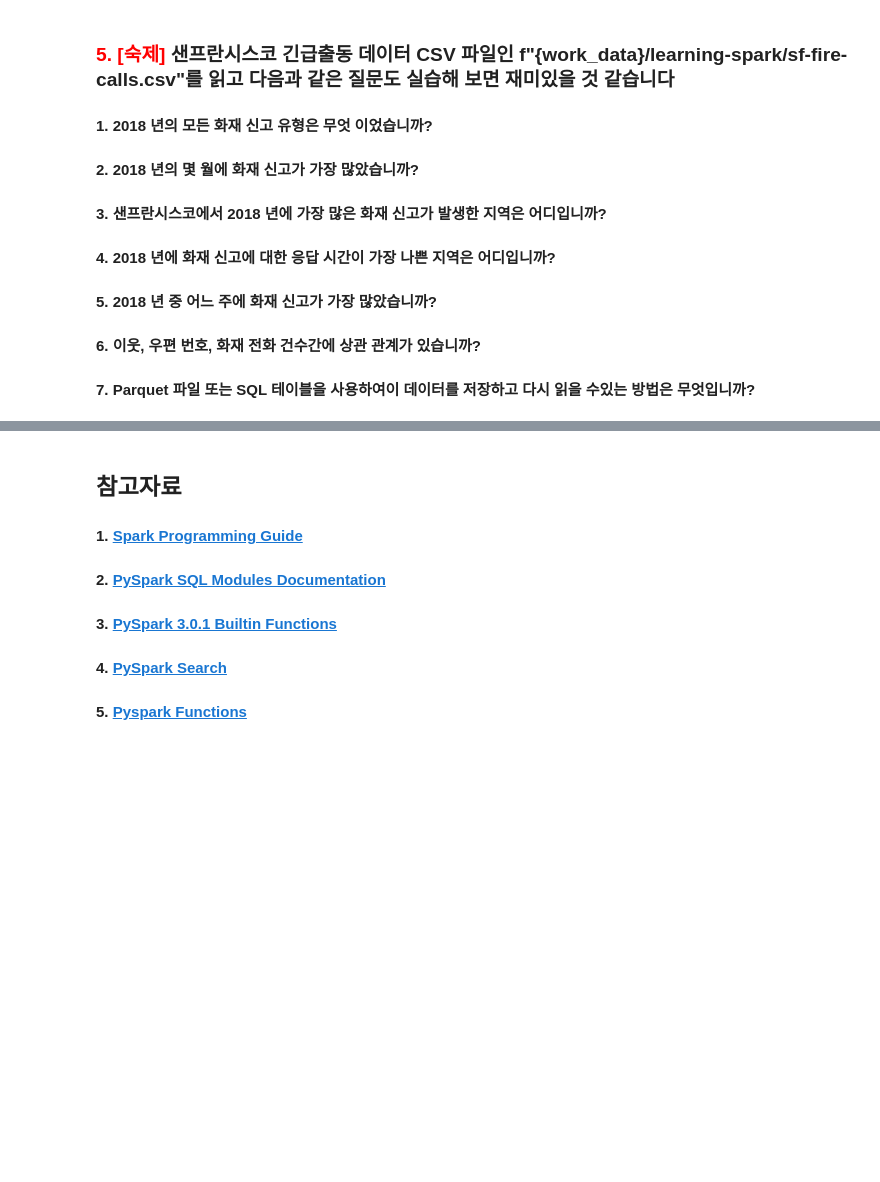
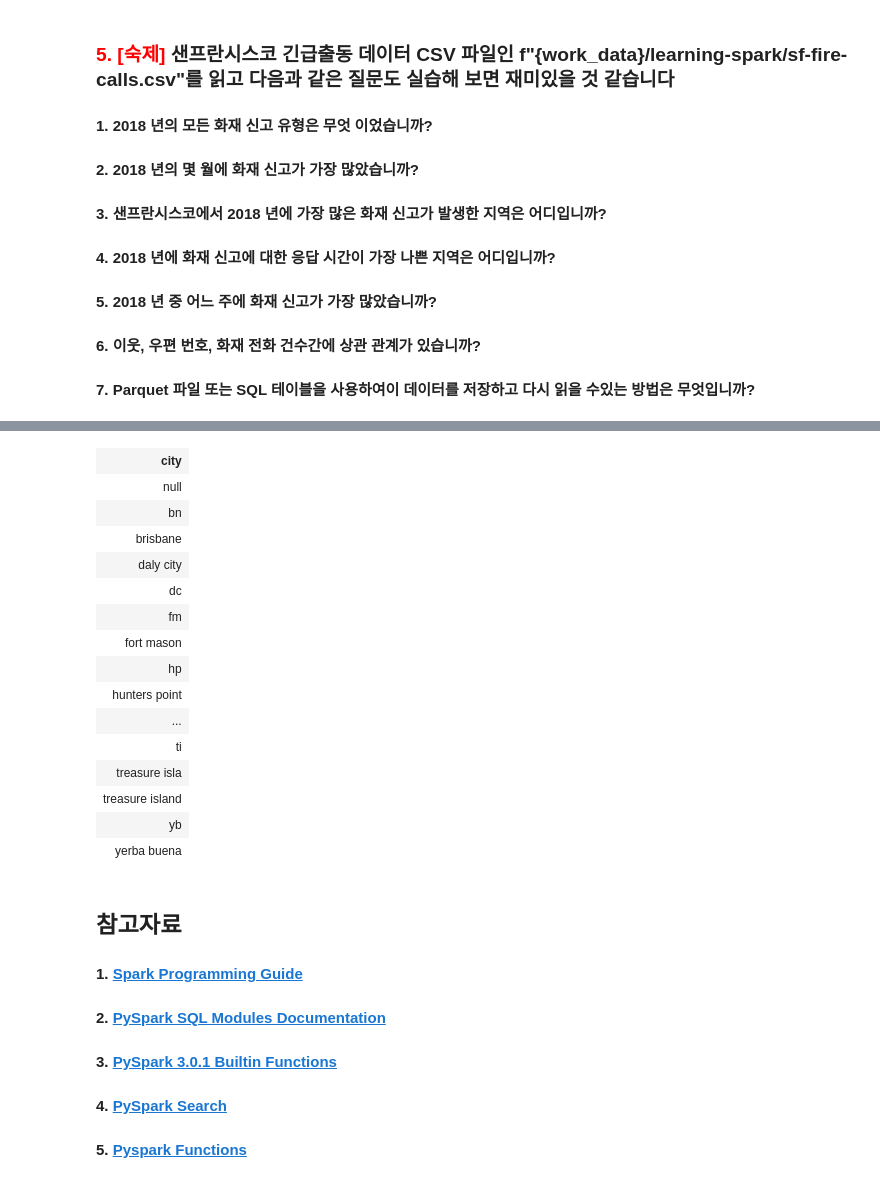
Before and after one commit to psyoblade/data-engineer-intermediate-training, a Jupyter notebook: day4/notebooks/lgde-spark-core/lgde-spark-core-5-aggregation.ipynb, the cells around one changed output, grey strips where cells are left out. Drawn from its saved outputs; the diff is of its cells as text; code cells hidden in the pictures; blank space fills up the shorter version.

```diff
--- a/day4/notebooks/lgde-spark-core/lgde-spark-core-5-aggregation.ipynb
+++ b/day4/notebooks/lgde-spark-core/lgde-spark-core-5-aggregation.ipynb
@@ -697,0 +742,21 @@ only showing top 20 rows
+# %%
+# 3. 샌프란시스코에서 2018 년에 가장 많은 화재 신고가 발생한 지역은 어디입니까?
+fire.select(lower("City").alias("city")).distinct().orderBy("city")
+# fire.withColumn("CallDate", to_date("CallDate", "MM/dd/yyyy")).where(year(col("CallDate")) == lit(2018)).where(lower(col("CallType")).contains("fire")).withColumn("Month", month(col("CallDate"))).groupBy("Month").count().orderBy(desc("count")).limit(1)
+# %% [output]
+| city |
+| null |
+| bn |
+| brisbane |
+| daly city |
+| dc |
+| fm |
+| fort mason |
+| hp |
+| hunters point |
+| ... |
+| ti |
+| treasure isla |
+| treasure island |
+| yb |
+| yerba buena |
```
Also changed, not shown: parts of 6 cells of this notebook, 1 other file.
